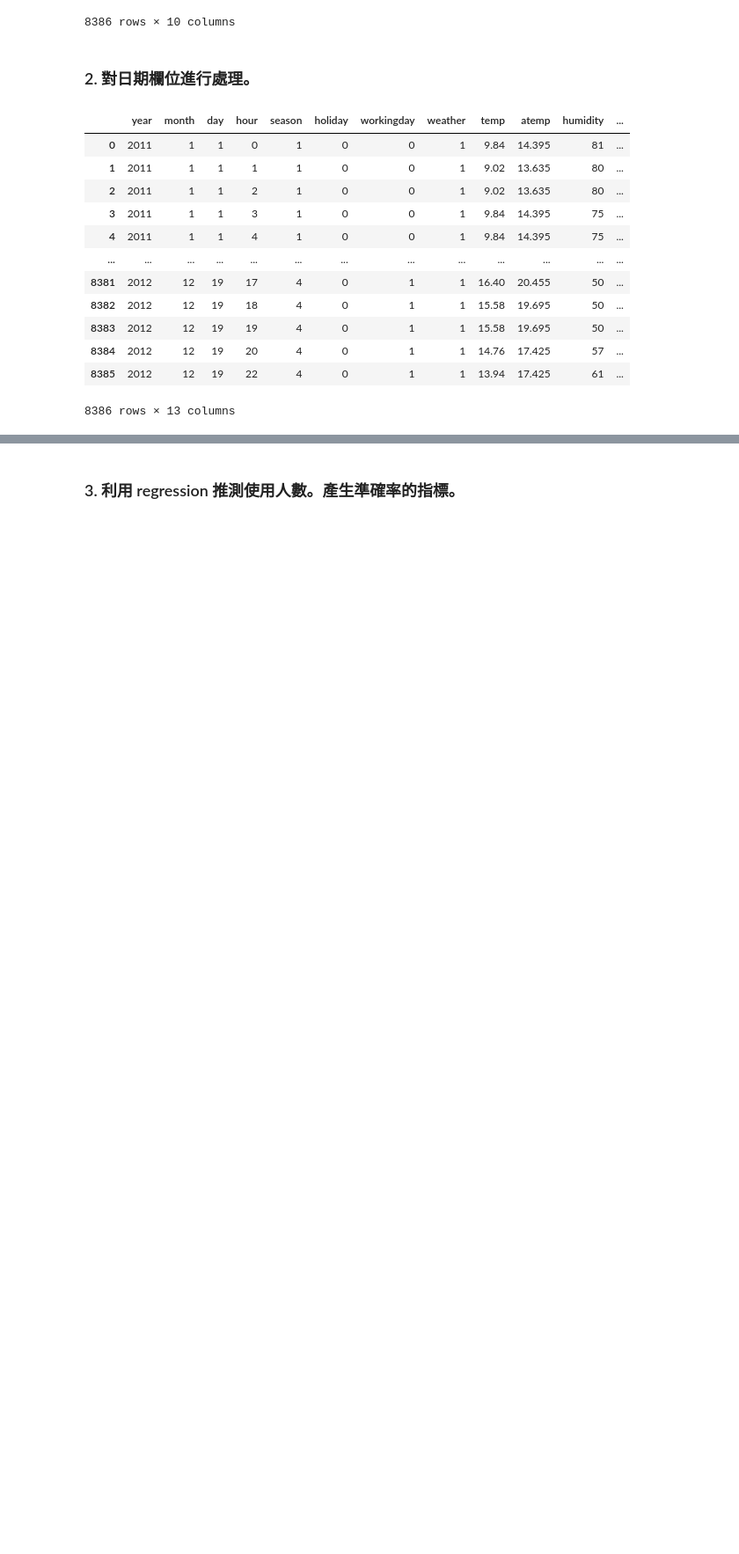
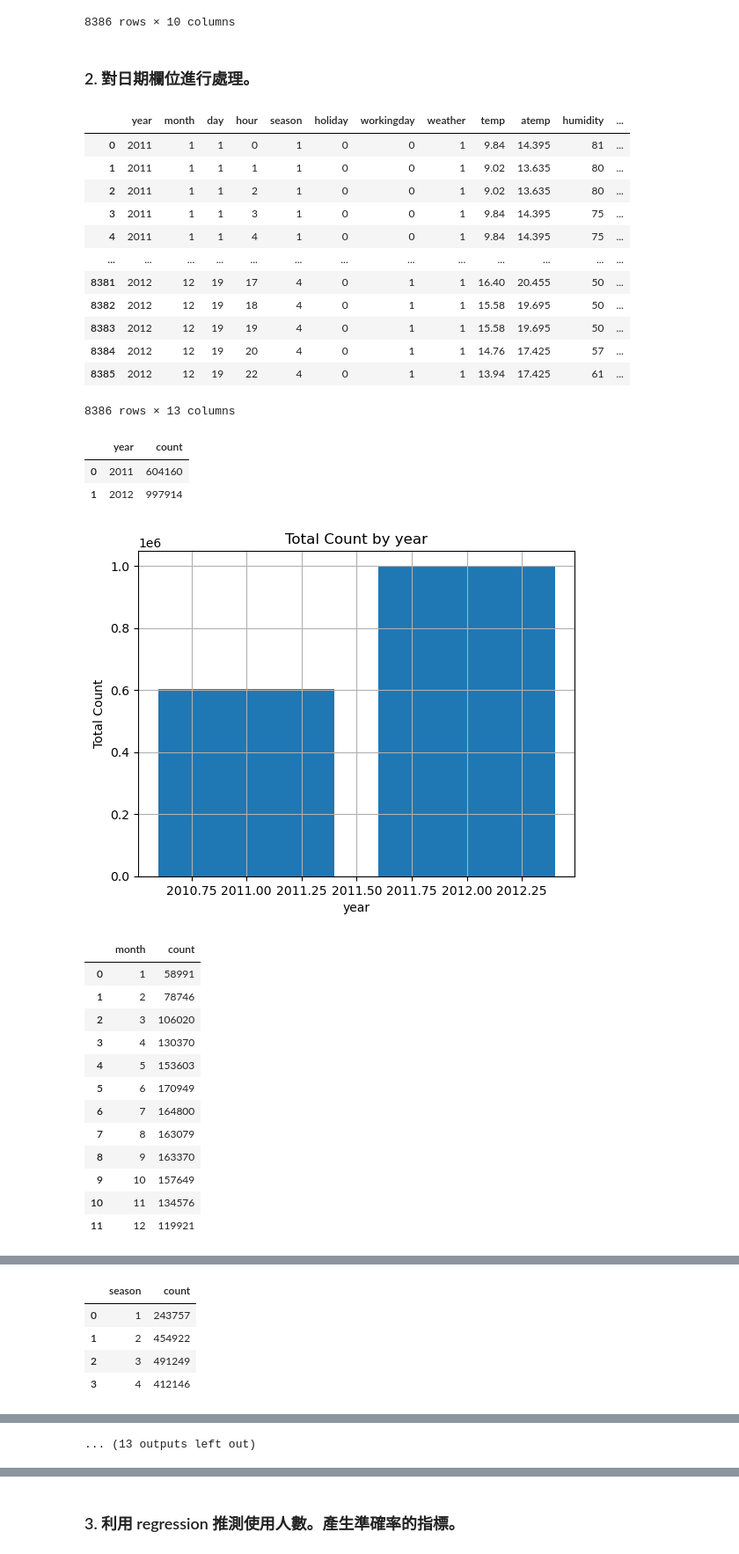
Before and after one commit to RickwestO2/ML_Homework, a Jupyter notebook: HW02/hw2-2.ipynb, the cells around one changed output, grey strips where cells are left out. Shown at 88% size. Saved outputs shown, nothing was run; the diff lists cells and outputs as text; code cells hidden in the pictures; blank space fills up the shorter version.

```diff
--- a/HW02/hw2-2.ipynb
+++ b/HW02/hw2-2.ipynb
@@ -48,0 +51,35 @@ df
+# %%
+import matplotlib.pyplot as plt
+columns = [col for col in df.columns if col != 'count']
+for col in columns:
+    l = ['count']
+    l.append(col)
+    bike_count = df[l].groupby(by=col).sum().reset_index()
+    bike_count.columns = [col,'count']
+    display(bike_count )
+
+    #plt.plot(bike_count[col], bike_count['count'], marker='o')
+    plt.bar(bike_count[col], bike_count['count'])
+    plt.xlabel(col)
+    plt.ylabel('Total Count')
+    plt.title('Total Count by '+col)
+    plt.grid(True)
+    plt.show()
+# %% [output]
+|  | year | count |
+| 0 | 2011 | 604160 |
+| 1 | 2012 | 997914 |
+[figure, added]
+|  | month | count |
+| 0 | 1 | 58991 |
+| 1 | 2 | 78746 |
+| 2 | 3 | 106020 |
+| 3 | 4 | 130370 |
+| 4 | 5 | 153603 |
+| 5 | 6 | 170949 |
+| 6 | 7 | 164800 |
+| 7 | 8 | 163079 |
+| 8 | 9 | 163370 |
+| 9 | 10 | 157649 |
+| 10 | 11 | 134576 |
+| 11 | 12 | 119921 |
@@ -48,0 +123,5 @@ df
+|  | season | count |
+| 0 | 1 | 243757 |
+| 1 | 2 | 454922 |
+| 2 | 3 | 491249 |
+| 3 | 4 | 412146 |
@@ -48,0 +133 @@ df
+... (13 outputs left out)
```
Also changed, not shown: parts of 13 cells of this notebook, 1 other file.
